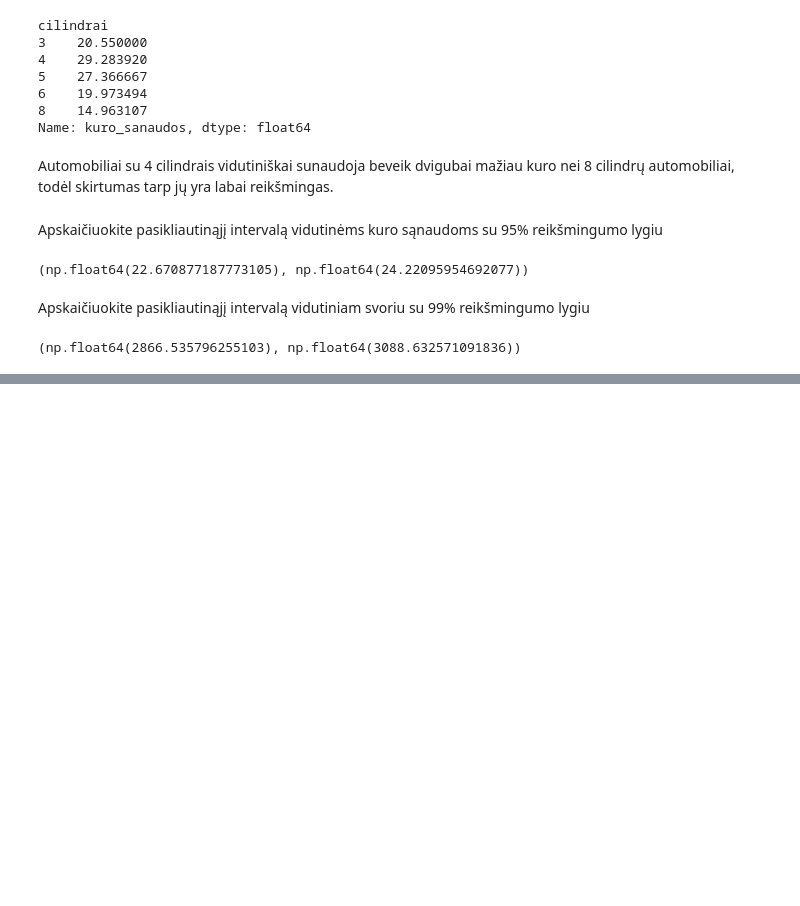
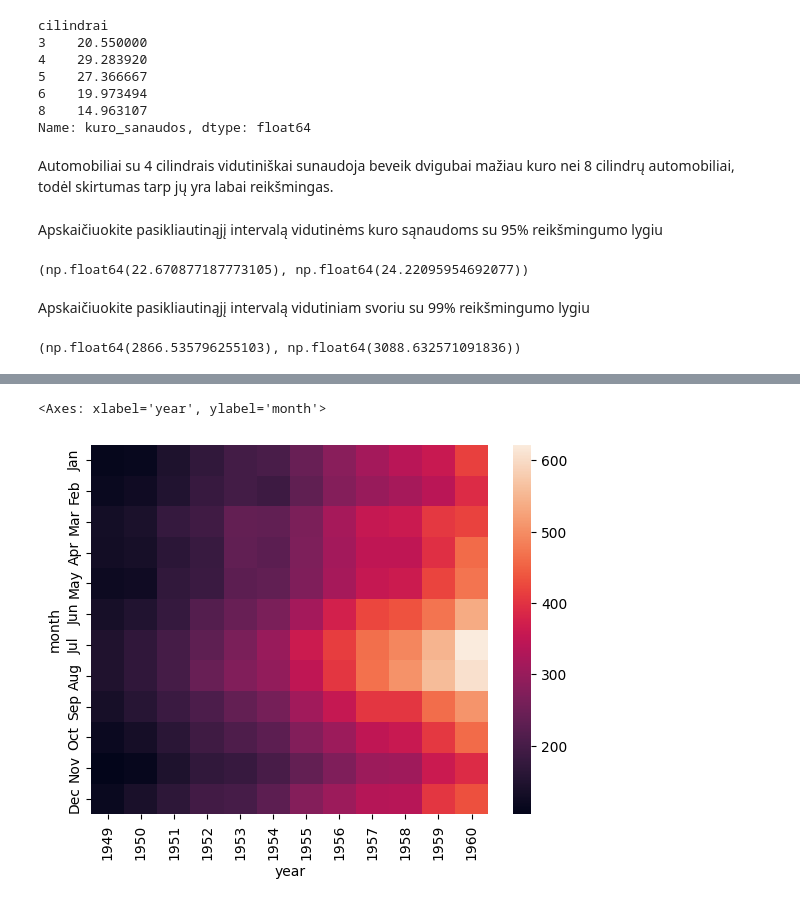
Before and after one commit to Devilstix/BIT_Data_analyst, a Jupyter notebook: 04_statistics/lectures/03_lesson/Statistics_Practice_automobiliai.ipynb, the cells around one changed output, grey strips where cells are left out. Saved outputs shown, nothing was run; the diff lists cells and outputs as text; code cells hidden in the pictures; blank space fills up the shorter version.

```diff
--- a/04_statistics/lectures/03_lesson/Statistics_Practice_automobiliai.ipynb
+++ b/04_statistics/lectures/03_lesson/Statistics_Practice_automobiliai.ipynb
@@ -135,0 +180,5 @@ ci
+# %%
+sns.heatmap(pvflights)
+# %% [output]
+<Axes: xlabel='year', ylabel='month'>
+[figure, added]
```
Also changed, not shown: parts of 9 cells of this notebook, 1 other file.
